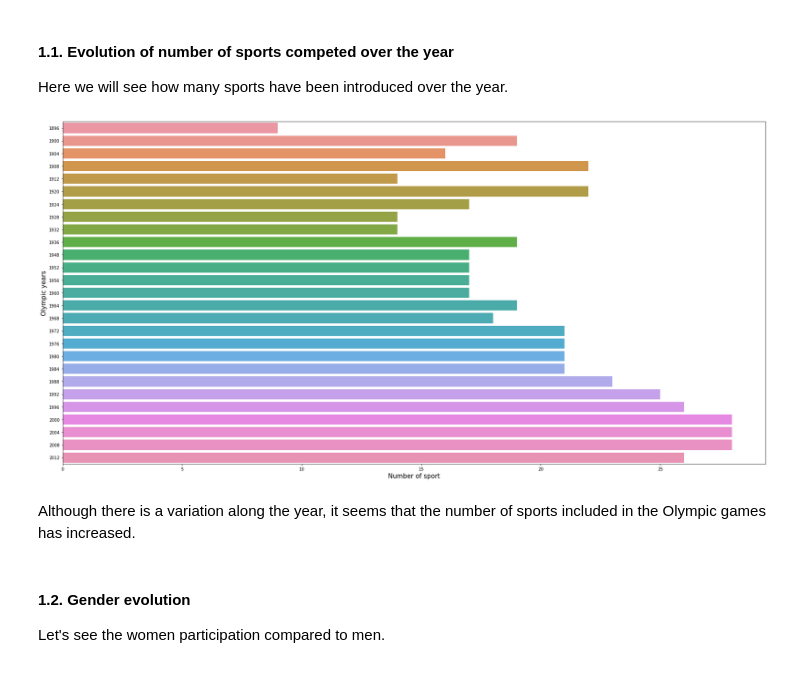
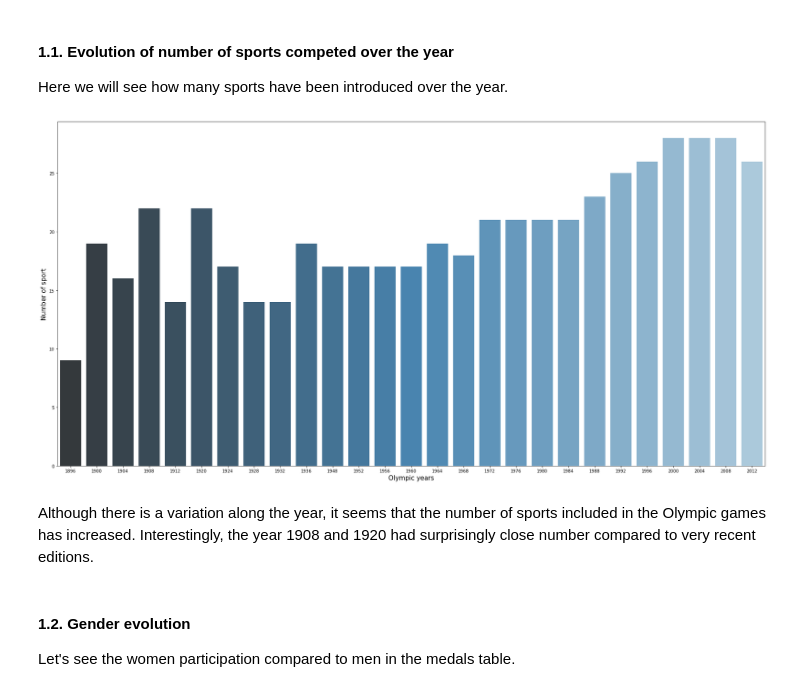
Before and after one commit to victorcruz90/Olympic-medals-analysis, a Jupyter notebook: Initial_data_understanding.ipynb, the cells around one changed output. Drawn from its saved outputs; the diff is of its cells as text; code cells hidden in the pictures.

```diff
--- a/Initial_data_understanding.ipynb
+++ b/Initial_data_understanding.ipynb
@@ -123,15 +123,15 @@ Let's have a look at simple trends and data.
 Here we will see how many sports have been introduced over the year.
 # %%
 plt.figure(figsize=(30,15))
-sns.barplot(x=data_summer.groupby('Year')['Sport'].nunique(),y=data_summer['Year'].unique(), data=data_summer, orient='h')
-plt.xlabel('Number of sport', fontsize=15)
-plt.ylabel('Olympic years', fontsize=15)
+sns.barplot(y=data_summer.groupby('Year')['Sport'].nunique(),x=data_summer['Year'].unique(), data=data_summer, palette='Blues_d')
+plt.ylabel('Number of sport', fontsize=15)
+plt.xlabel('Olympic years', fontsize=15)
 plt.show()
 # %% [output]
-[figure, old version]
+[figure, new version]
 # %% [markdown]
-Although there is a variation along the year, it seems that the number of sports included in the Olympic games has increased.
+Although there is a variation along the year, it seems that the number of sports included in the Olympic games has increased. Interestingly, the year 1908 and 1920 had surprisingly close number compared to very recent editions.
 # %% [markdown]
 ####  1.2. Gender evolution
 
-Let's see the women participation compared to men.
+Let's see the women participation compared to men in the medals table.
```
Also changed, not shown: parts of 6 cells of this notebook.
